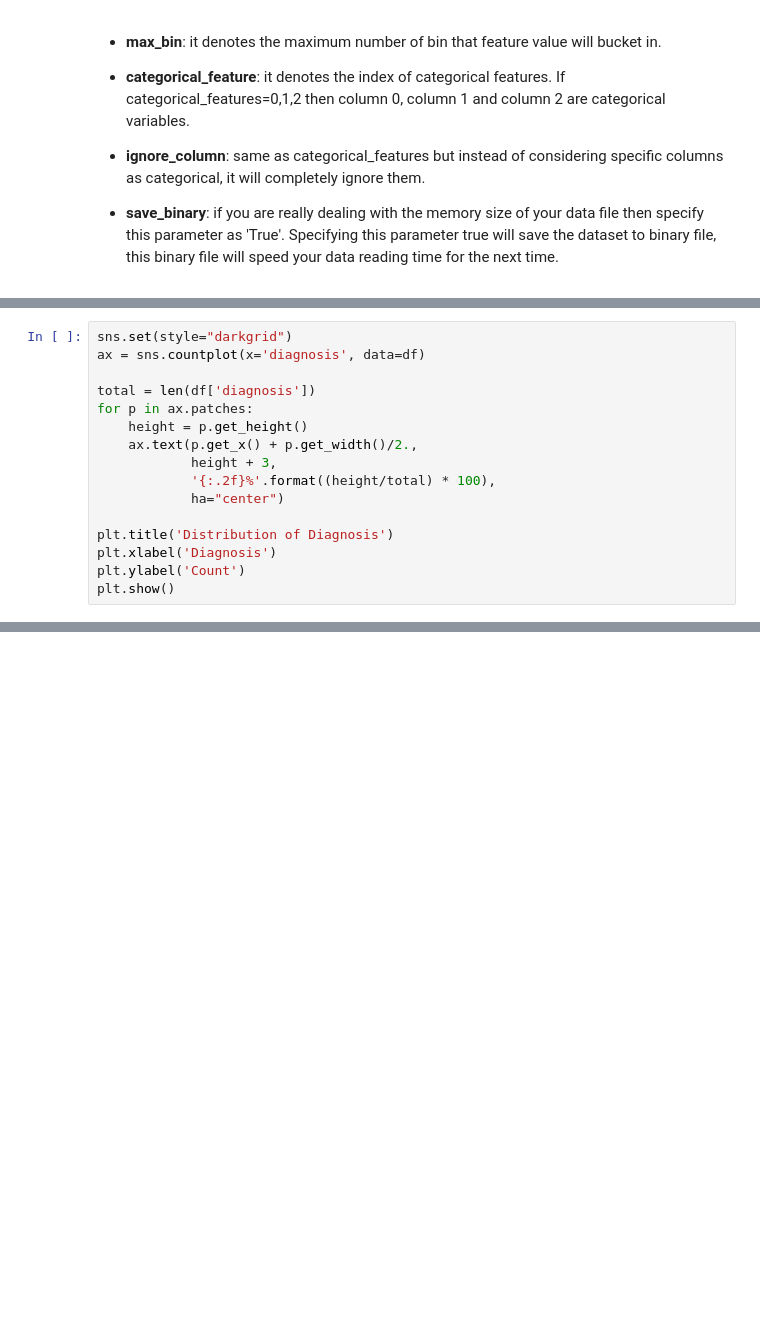
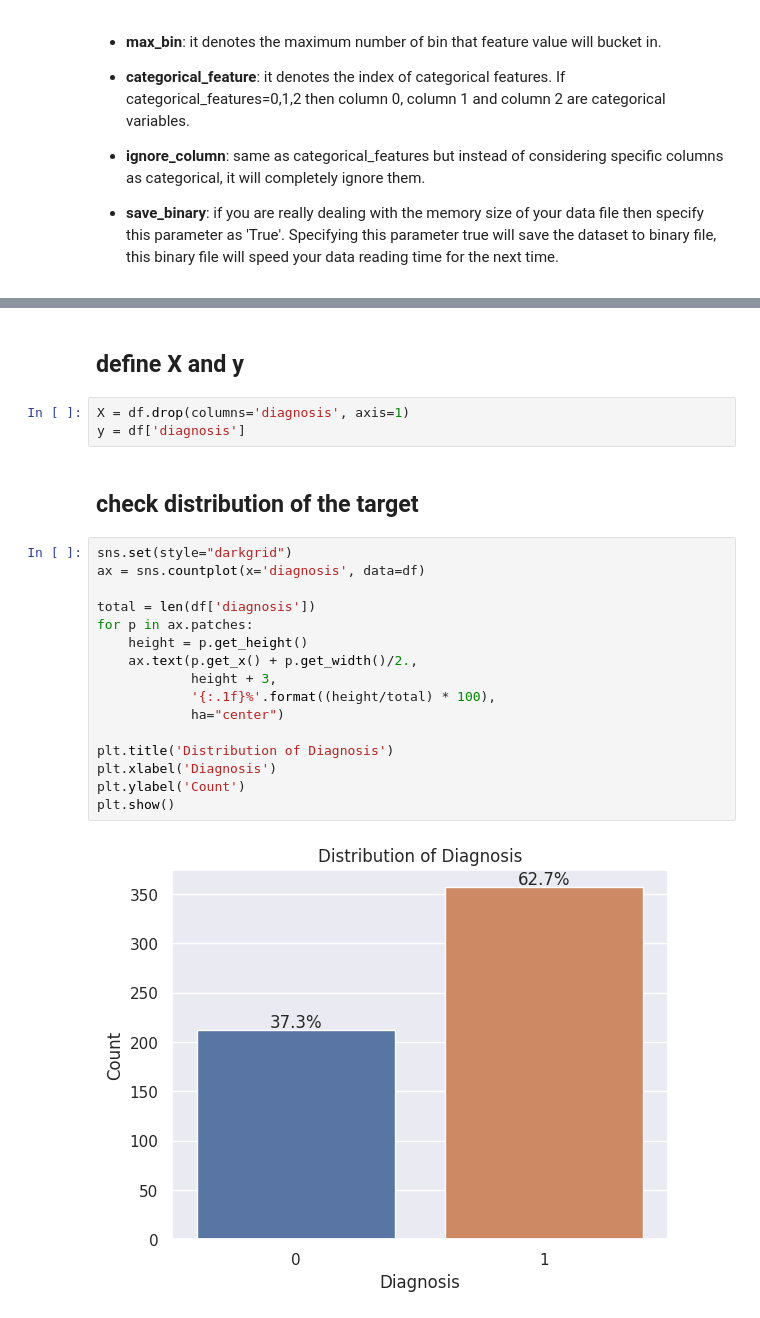
Before and after one commit to emonteiro27/data-lightGBM, a Jupyter notebook: lightGBM-classifier.ipynb, the cells around one changed output, grey strips where cells are left out. Saved outputs shown, nothing was run; the diff lists cells and outputs as text; blank space fills up the shorter version.

```diff
--- a/lightGBM-classifier.ipynb
+++ b/lightGBM-classifier.ipynb
@@ -198,16 +124,0 @@ y = df[['diagnosis']]
-# %%
-sns.set(style="darkgrid")
-ax = sns.countplot(x='diagnosis', data=df)
-
-total = len(df['diagnosis'])
-for p in ax.patches:
-    height = p.get_height()
-    ax.text(p.get_x() + p.get_width()/2.,
-            height + 3,
-            '{:.2f}%'.format((height/total) * 100),
-            ha="center")
-
-plt.title('Distribution of Diagnosis')
-plt.xlabel('Diagnosis')
-plt.ylabel('Count')
-plt.show()
@@ -215,0 +191,25 @@ plt.show()
+# %% [markdown]
+## define X and y
+# %%
+X = df.drop(columns='diagnosis', axis=1)
+y = df['diagnosis']
+# %% [markdown]
+## check distribution of the target
+# %%
+sns.set(style="darkgrid")
+ax = sns.countplot(x='diagnosis', data=df)
+
+total = len(df['diagnosis'])
+for p in ax.patches:
+    height = p.get_height()
+    ax.text(p.get_x() + p.get_width()/2.,
+            height + 3,
+            '{:.1f}%'.format((height/total) * 100),
+            ha="center")
+
+plt.title('Distribution of Diagnosis')
+plt.xlabel('Diagnosis')
+plt.ylabel('Count')
+plt.show()
+# %% [output]
+[figure, added]
```
Also changed, not shown: parts of 27 cells of this notebook.
